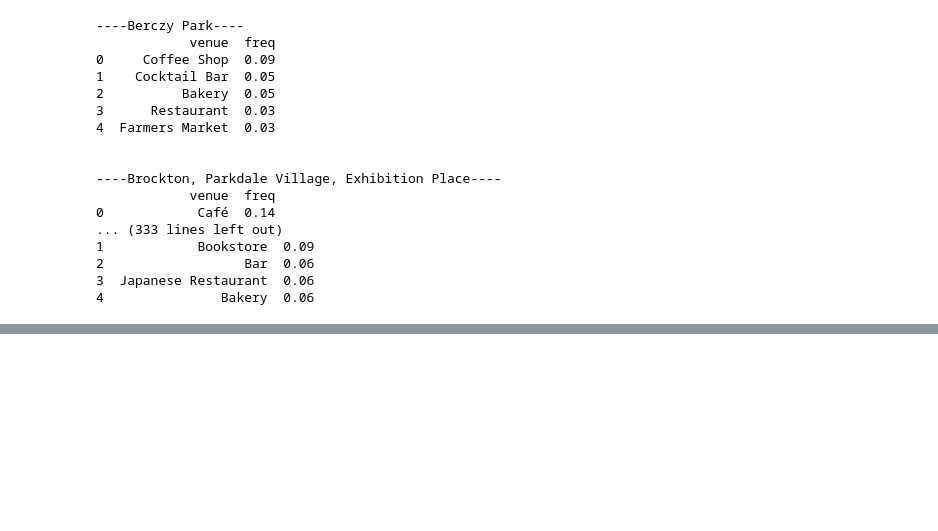
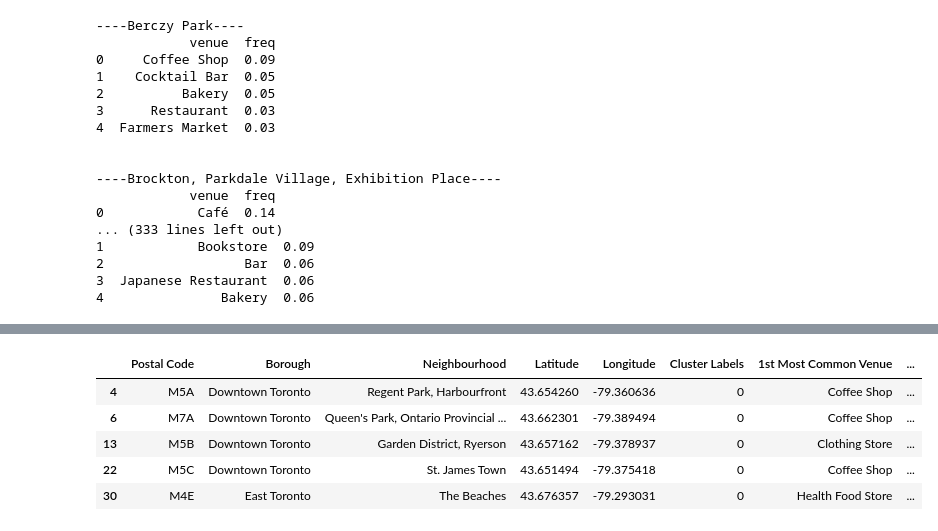
Before and after one commit to mdm1788/Coursera_Capstone, a Jupyter notebook: Data Science Capstone - MM.ipynb, the cells around one changed output, grey strips where cells are left out. Saved outputs shown, nothing was run; the diff lists cells and outputs as text; code cells hidden in the pictures; blank space fills up the shorter version.

```diff
--- a/Data Science Capstone - MM.ipynb
+++ b/Data Science Capstone - MM.ipynb
@@ -235,0 +229,29 @@ def return_most_common_venues(row, num_top_venues):
+# %%
+#Defining a function in order to allow the venues to be sorted in descending order:
+def return_most_common_venues(row, num_top_venues):
+    row_categories = row.iloc[1:]
+    row_categories_sorted = row_categories.sort_values(ascending=False)
+
+    return row_categories_sorted.index.values[0:num_top_venues]
+
+#Subsequently, setting up a separate df to display the top 10 venues/neighborhood
+num_top_venues = 10
+
+indicators = ['st', 'nd', 'rd']
+
+#Columns according # top venues:
+columns = ['Neighborhood']
+for ind in np.arange(num_top_venues):
+    try:
+        columns.append('{}{} Most Common Venue'.format(ind+1, indicators[ind]))
+    except:
+        columns.append('{}th Most Common Venue'.format(ind+1))
+
+#New df arranging by most common venues per neighborhood:
+toronto_neighborhoods_venues_sorted = pd.DataFrame(columns=columns)
+toronto_neighborhoods_venues_sorted['Neighborhood'] = toronto_grouped['Neighborhood']
+
+for ind in np.arange(toronto_grouped.shape[0]):
+   toronto_neighborhoods_venues_sorted.iloc[ind, 1:] = return_most_common_venues(toronto_grouped.iloc[ind, :], num_top_venues)
+
+toronto_neighborhoods_venues_sorted.head()
@@ -236 +265,22 @@ def return_most_common_venues(row, num_top_venues):
+# %%
+#Setting up to divide the neighborhoods into 5 clusters:
+kclusters = 5
+toronto_grouped_clustering = toronto_grouped.drop('Neighborhood', 1)
+
+#Implementing K-means clustering fit:
+from sklearn.cluster import KMeans
+kmeans = KMeans(n_clusters=kclusters, random_state=0).fit(toronto_grouped_clustering)
+
+toronto_merged = df_toronto_abbrev
+
+#Merging both df's to add latitude/longitude for each neighborhood -- showing the header for successful confirmation
+toronto_merged = toronto_merged.join(toronto_neighborhoods_venues_sorted.set_index('Neighborhood'), on='Neighbourhood')
+toronto_merged.head()
+# %% [output]
+|  | Postal Code | Borough | Neighbourhood | Latitude | Longitude | Cluster Labels | 1st Most Common Venue | ... |
+| 4 | M5A | Downtown Toronto | Regent Park, Harbourfront | 43.654260 | -79.360636 | 0 | Coffee Shop | ... |
+| 6 | M7A | Downtown Toronto | Queen's Park, Ontario Provincial ... | 43.662301 | -79.389494 | 0 | Coffee Shop | ... |
+| 13 | M5B | Downtown Toronto | Garden District, Ryerson | 43.657162 | -79.378937 | 0 | Clothing Store | ... |
+| 22 | M5C | Downtown Toronto | St. James Town | 43.651494 | -79.375418 | 0 | Coffee Shop | ... |
+| 30 | M4E | East Toronto | The Beaches | 43.676357 | -79.293031 | 0 | Health Food Store | ... |
 # %%
```
Also changed, not shown: parts of 3 cells of this notebook.
